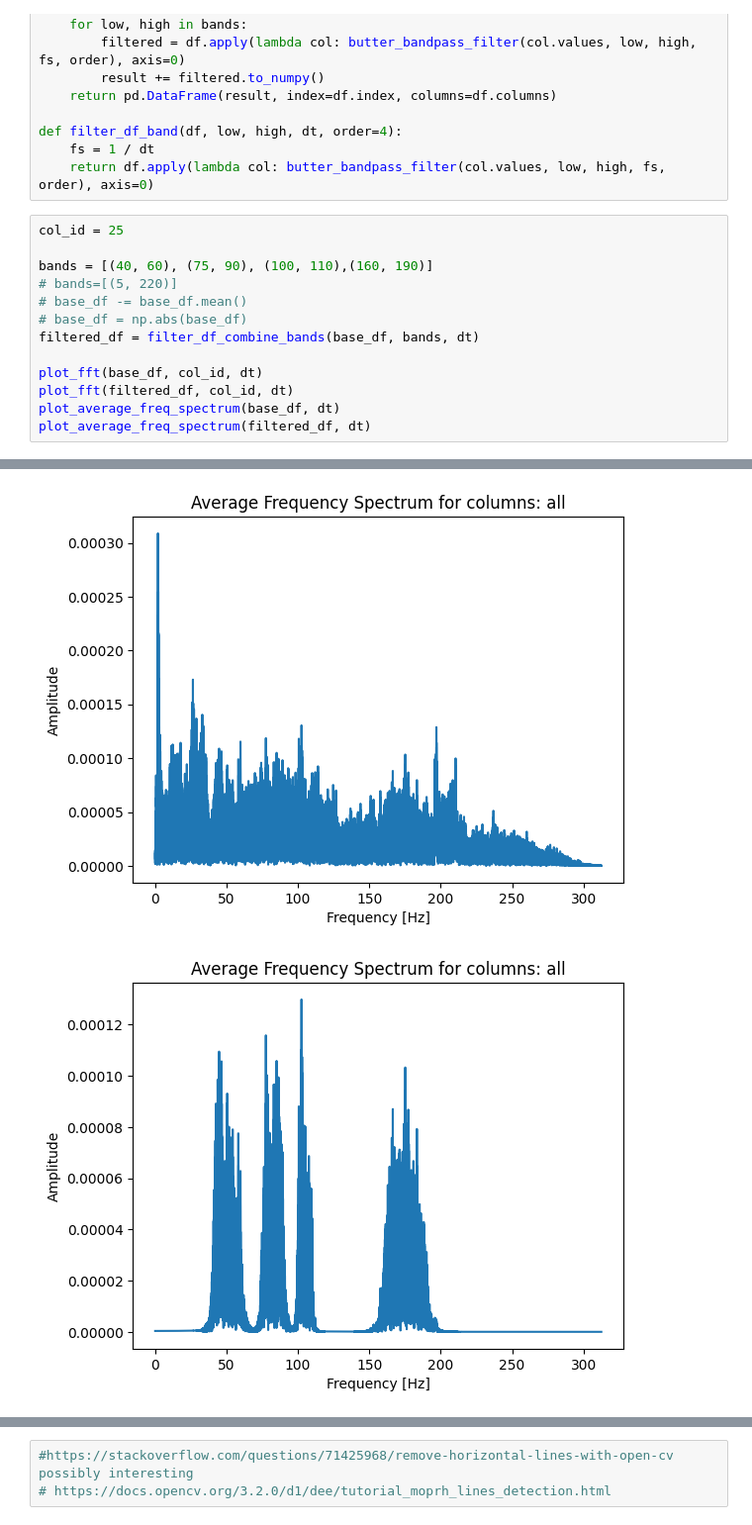
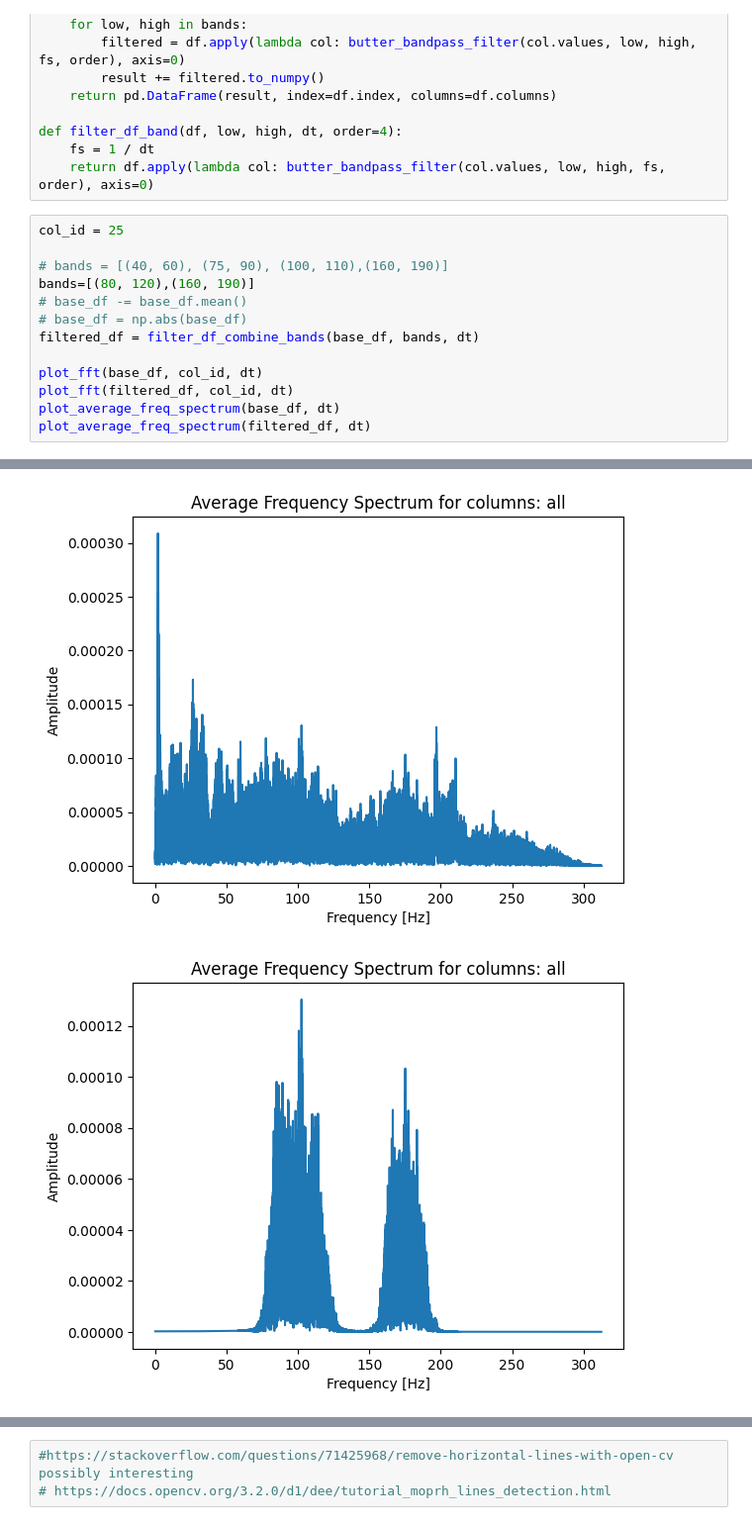
Before and after one commit to csuchorski/object_detection_DAS, a Jupyter notebook: notebook.ipynb, the cells around one changed output, grey strips where cells are left out. Shown at 99% size. Cells and saved outputs as stored; diff of their text form.

```diff
--- a/notebook.ipynb
+++ b/notebook.ipynb
@@ -181,8 +181,8 @@ def filter_df_band(df, low, high, dt, order=4):
 # %%
 col_id = 25
 
-bands = [(40, 60), (75, 90), (100, 110),(160, 190)]
-# bands=[(5, 220)]
+# bands = [(40, 60), (75, 90), (100, 110),(160, 190)]
+bands=[(80, 120),(160, 190)]
 # base_df -= base_df.mean()
 # base_df = np.abs(base_df)
 filtered_df = filter_df_combine_bands(base_df, bands, dt)
@@ -197,5 +197,5 @@ plot_average_freq_spectrum(filtered_df, dt)
 [figure]
-[figure, old version]
+[figure, new version]
 # %%
 from skimage.transform import resize
 
```
Also changed, not shown: parts of 7 cells of this notebook.
